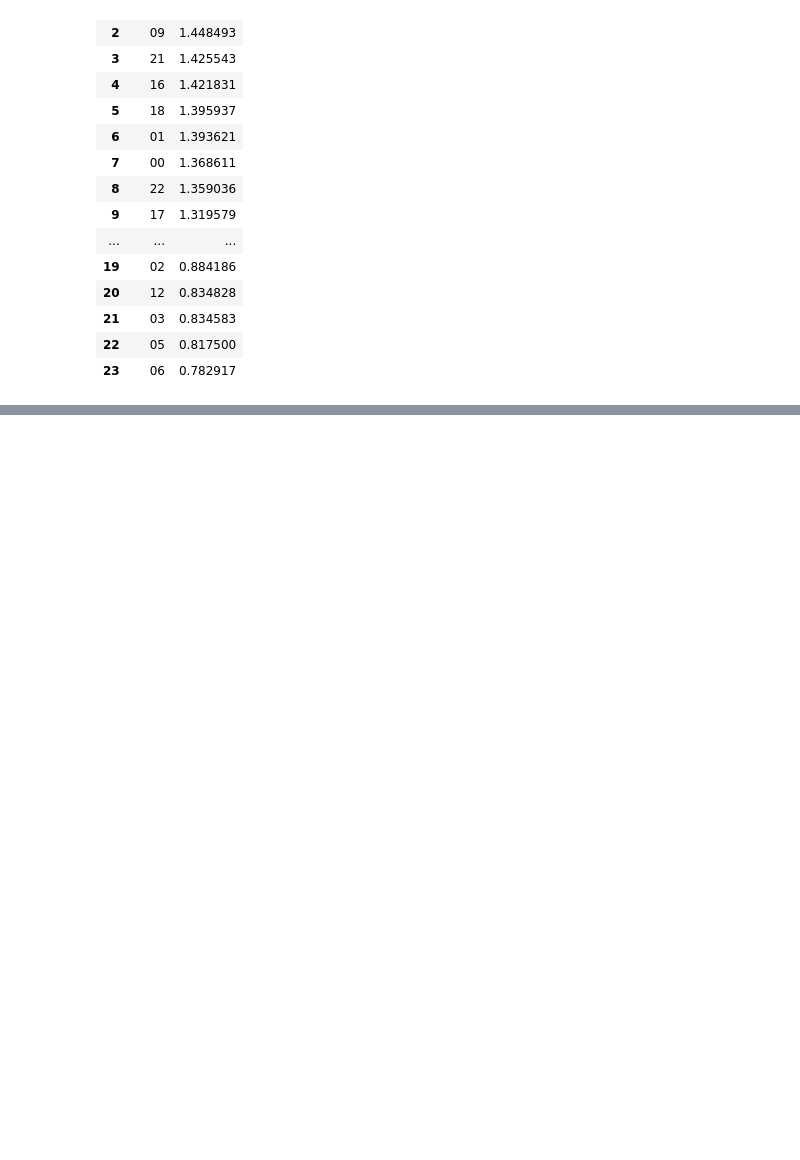
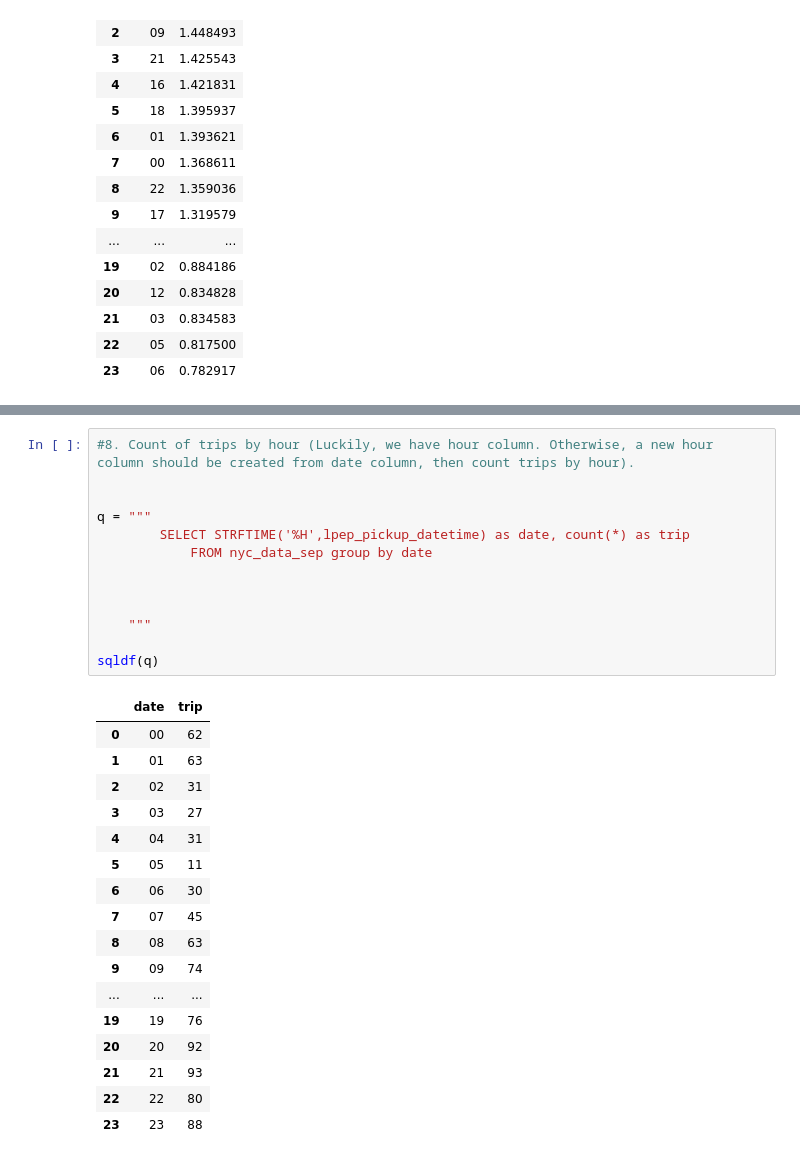
Before and after one commit to bayraktarengin/eurotech_ds, a Jupyter notebook: sql/nyc_taxi_query_notebook.ipynb, the cells around one changed output, grey strips where cells are left out. Saved outputs shown, nothing was run; the diff lists cells and outputs as text; blank space fills up the shorter version.

```diff
--- a/sql/nyc_taxi_query_notebook.ipynb
+++ b/sql/nyc_taxi_query_notebook.ipynb
@@ -287,0 +345,31 @@ sqldf(q)
+# %%
+#8. Count of trips by hour (Luckily, we have hour column. Otherwise, a new hour column should be created from date column, then count trips by hour).
+
+
+q = """
+        SELECT STRFTIME('%H',lpep_pickup_datetime) as date, count(*) as trip
+            FROM nyc_data_sep group by date
+
+
+
+    """
+
+sqldf(q)
+# %% [output]
+|  | date | trip |
+| 0 | 00 | 62 |
+| 1 | 01 | 63 |
+| 2 | 02 | 31 |
+| 3 | 03 | 27 |
+| 4 | 04 | 31 |
+| 5 | 05 | 11 |
+| 6 | 06 | 30 |
+| 7 | 07 | 45 |
+| 8 | 08 | 63 |
+| 9 | 09 | 74 |
+| ... | ... | ... |
+| 19 | 19 | 76 |
+| 20 | 20 | 92 |
+| 21 | 21 | 93 |
+| 22 | 22 | 80 |
+| 23 | 23 | 88 |
```
Also changed, not shown: parts of 24 cells of this notebook.
